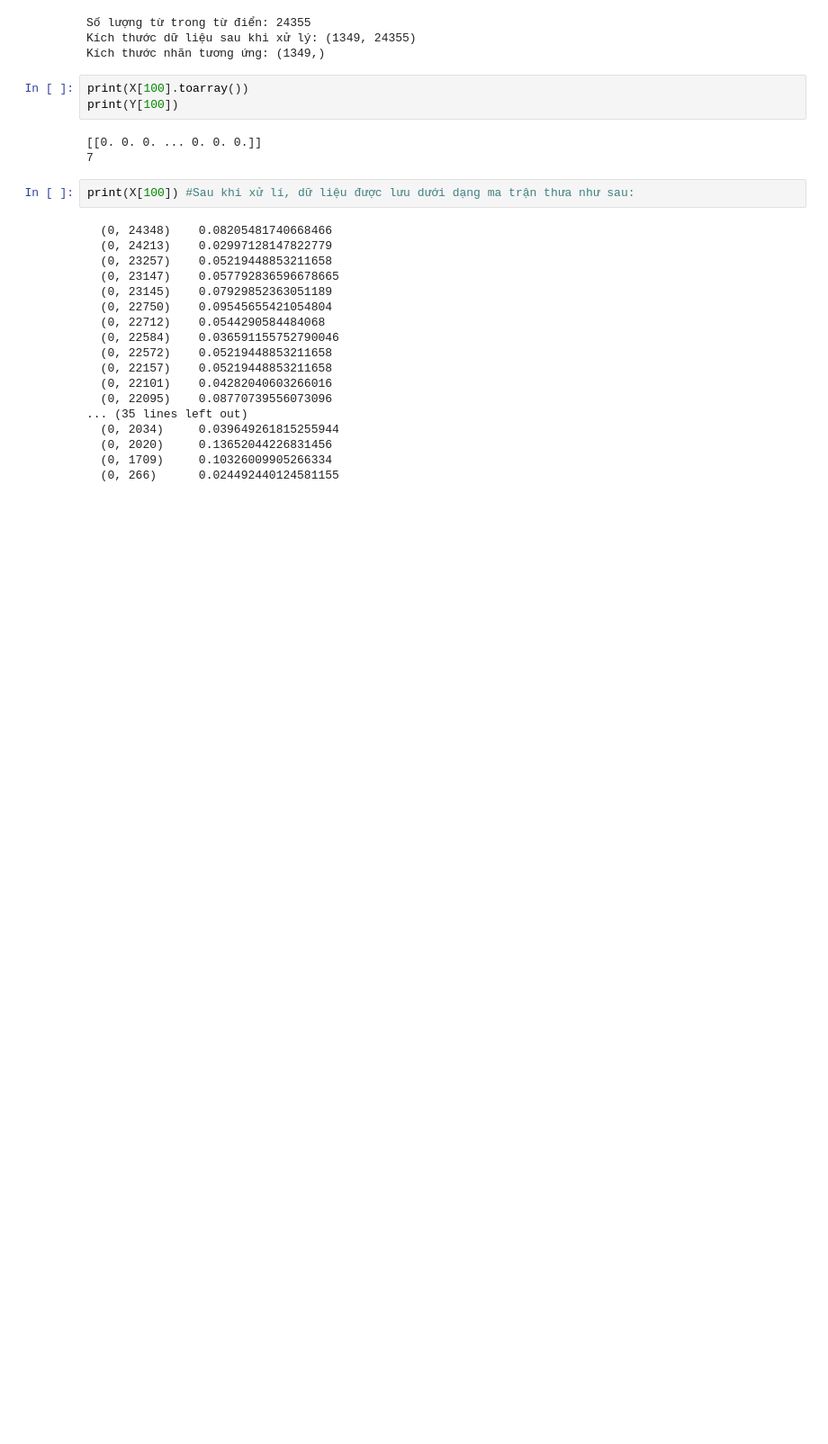
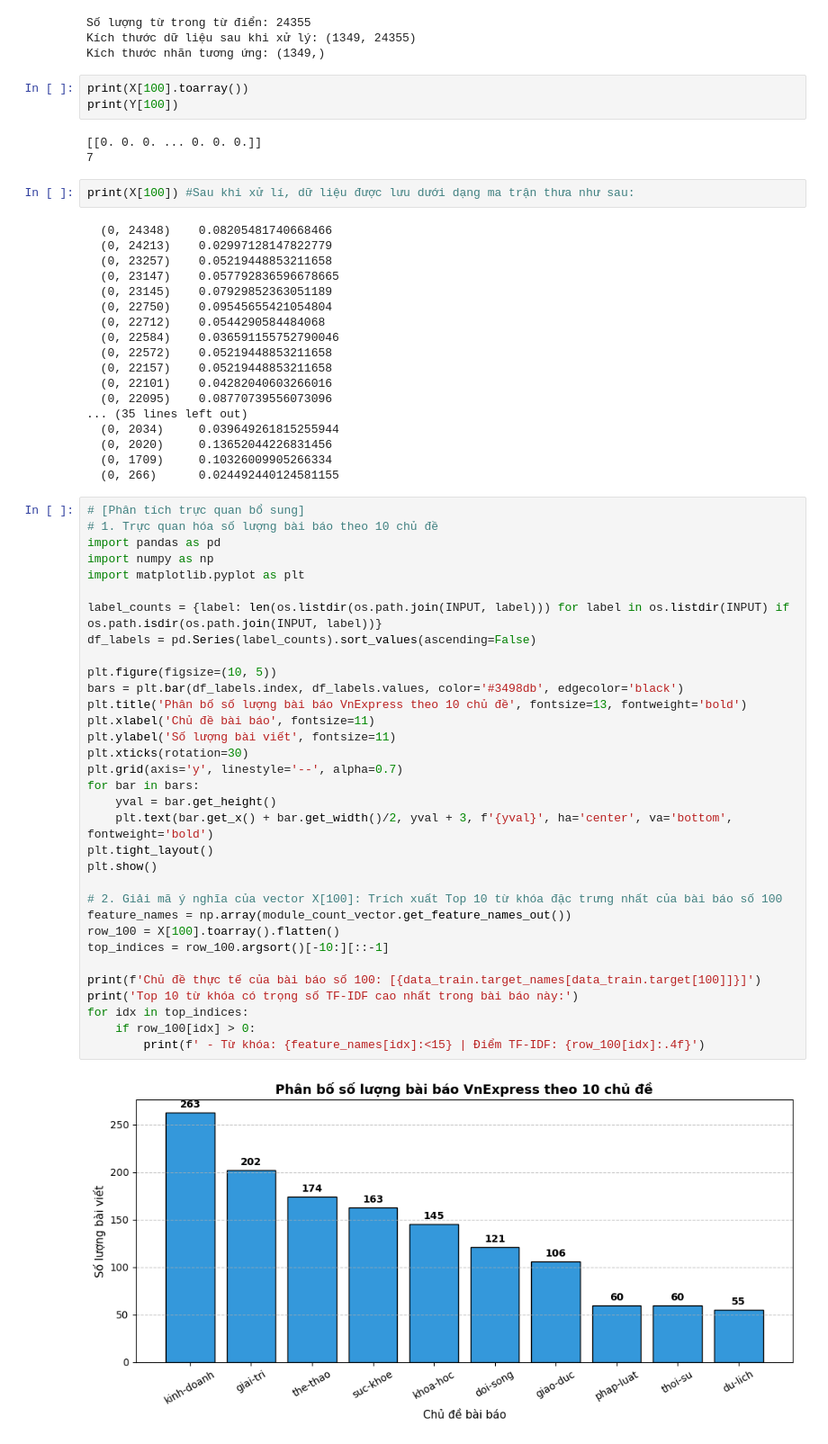
Before and after one commit to dangminhquandk/Machine-Learning-Data-Mining, a Jupyter notebook: Buoi thuc hanh so 1/Assignment/News_VNExpress_/Preprocessing_News.ipynb, the cells around one changed output. Shown at 90% size. Saved outputs shown, nothing was run; the diff lists cells and outputs as text; blank space fills up the shorter version.

```diff
--- a/Buoi thuc hanh so 1/Assignment/News_VNExpress_/Preprocessing_News.ipynb
+++ b/Buoi thuc hanh so 1/Assignment/News_VNExpress_/Preprocessing_News.ipynb
@@ -179,3 +181,38 @@ print(X[100]) #Sau khi xử lí, dữ liệu được lưu dưới dạng ma tr
   (0, 2020)     0.13652044226831456
   (0, 1709)     0.10326009905266334
   (0, 266)      0.024492440124581155
+# %%
+# [Phân tích trực quan bổ sung]
+# 1. Trực quan hóa số lượng bài báo theo 10 chủ đề
+import pandas as pd
+import numpy as np
+import matplotlib.pyplot as plt
+
+label_counts = {label: len(os.listdir(os.path.join(INPUT, label))) for label in os.listdir(INPUT) if os.path.isdir(os.path.join(INPUT, label))}
+df_labels = pd.Series(label_counts).sort_values(ascending=False)
+
+plt.figure(figsize=(10, 5))
+bars = plt.bar(df_labels.index, df_labels.values, color='#3498db', edgecolor='black')
+plt.title('Phân bố số lượng bài báo VnExpress theo 10 chủ đề', fontsize=13, fontweight='bold')
+plt.xlabel('Chủ đề bài báo', fontsize=11)
+plt.ylabel('Số lượng bài viết', fontsize=11)
+plt.xticks(rotation=30)
+plt.grid(axis='y', linestyle='--', alpha=0.7)
+for bar in bars:
+    yval = bar.get_height()
+    plt.text(bar.get_x() + bar.get_width()/2, yval + 3, f'{yval}', ha='center', va='bottom', fontweight='bold')
+plt.tight_layout()
+plt.show()
+
+# 2. Giải mã ý nghĩa của vector X[100]: Trích xuất Top 10 từ khóa đặc trưng nhất của bài báo số 100
+feature_names = np.array(module_count_vector.get_feature_names_out())
+row_100 = X[100].toarray().flatten()
+top_indices = row_100.argsort()[-10:][::-1]
+
+print(f'Chủ đề thực tế của bài báo số 100: [{data_train.target_names[data_train.target[100]]}]')
+print('Top 10 từ khóa có trọng số TF-IDF cao nhất trong bài báo này:')
+for idx in top_indices:
+    if row_100[idx] > 0:
+        print(f' - Từ khóa: {feature_names[idx]:<15} | Điểm TF-IDF: {row_100[idx]:.4f}')
+# %% [output]
+[figure, added]
```
Also changed, not shown: parts of 3 cells of this notebook, 4 other files.
